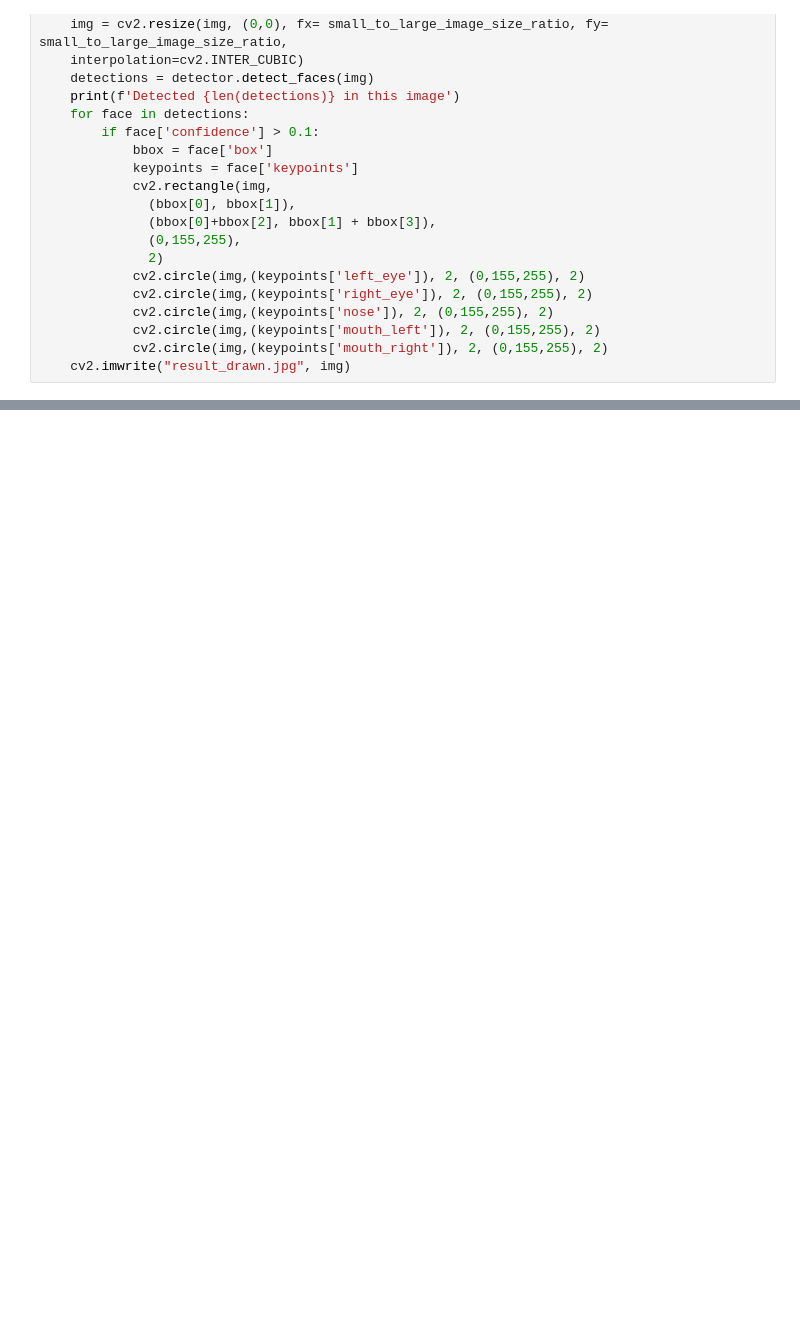
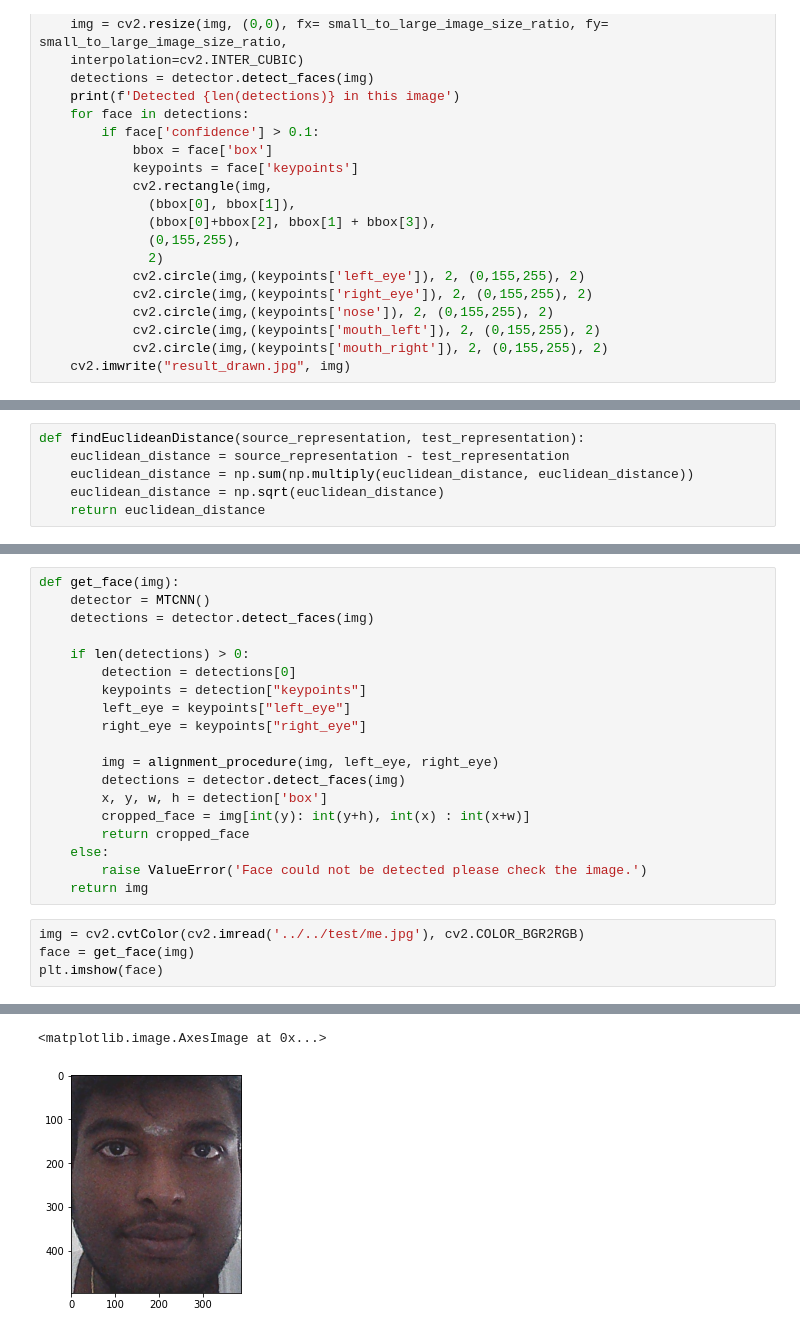
Before and after one commit to arunpandian7/skywatch-ai, a Jupyter notebook: src/backend/test-notebook.ipynb, the cells around one changed output, grey strips where cells are left out. Saved outputs shown, nothing was run; the diff lists cells and outputs as text; blank space fills up the shorter version.

Commit message:
🚀Added Face Crop Module

```diff
--- a/src/backend/test-notebook.ipynb
+++ b/src/backend/test-notebook.ipynb
@@ -45,0 +46,6 @@ Detected 14 in this image
+# %%
+def findEuclideanDistance(source_representation, test_representation):
+    euclidean_distance = source_representation - test_representation
+    euclidean_distance = np.sum(np.multiply(euclidean_distance, euclidean_distance))
+    euclidean_distance = np.sqrt(euclidean_distance)
+    return euclidean_distance
@@ -45,0 +100,24 @@ Detected 14 in this image
+# %%
+def get_face(img):
+    detector = MTCNN()
+    detections = detector.detect_faces(img)
+
+    if len(detections) > 0:
+        detection = detections[0]
+        keypoints = detection["keypoints"]
+        left_eye = keypoints["left_eye"]
+        right_eye = keypoints["right_eye"]
+
+        img = alignment_procedure(img, left_eye, right_eye)
+        detections = detector.detect_faces(img)
+        x, y, w, h = detection['box']
+        cropped_face = img[int(y): int(y+h), int(x) : int(x+w)]
+        return cropped_face
+    else:
+        raise ValueError('Face could not be detected please check the image.')
+    return img
+# %%
+img = cv2.cvtColor(cv2.imread('../../test/me.jpg'), cv2.COLOR_BGR2RGB)
+face = get_face(img)
+plt.imshow(face)
+# %% [output]
@@ -45,0 +125,2 @@ Detected 14 in this image
+<matplotlib.image.AxesImage at 0x...>
+[figure, added]
```
Also changed, not shown: parts of 4 cells of this notebook, 2 other files.
